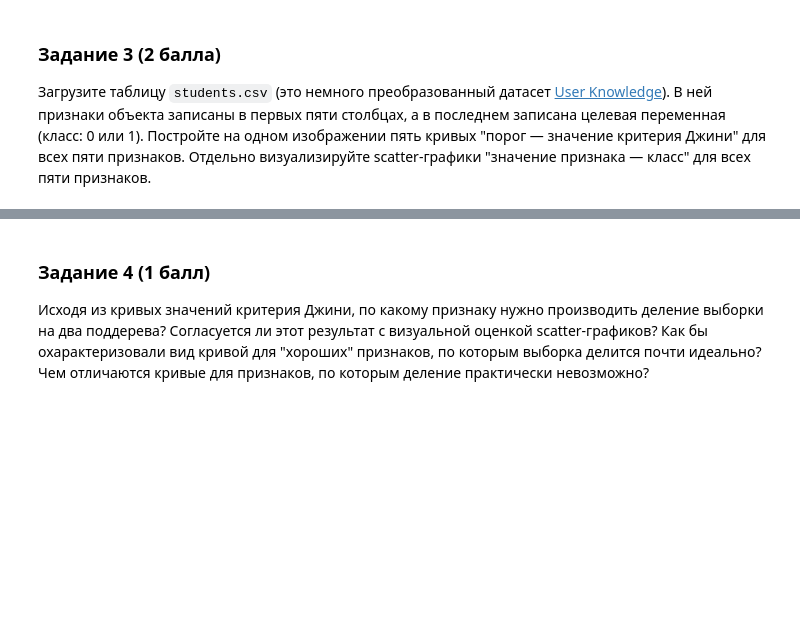
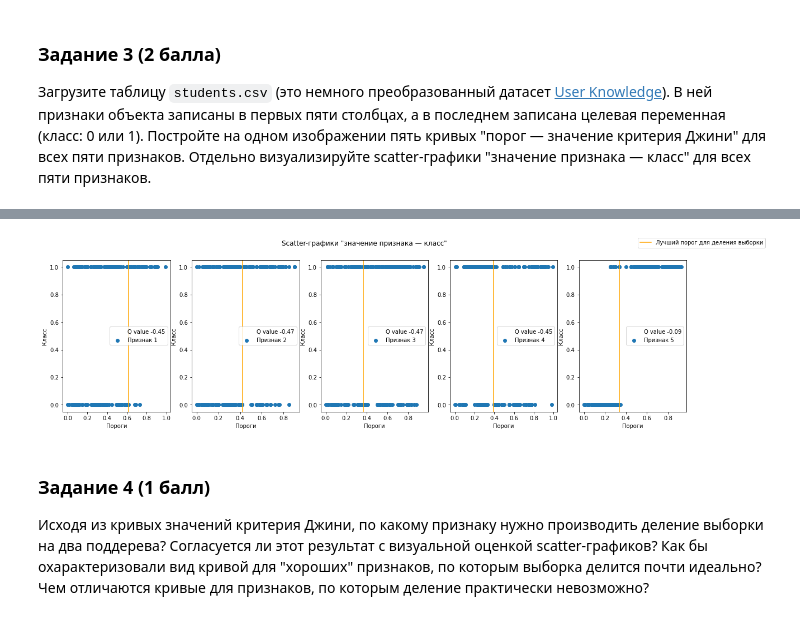
Before and after one commit to krsafonov/ml_nes_2021, a Jupyter notebook: homeworks/hw04_trees/hw04_trees.ipynb, the cells around one changed output, grey strips where cells are left out. Cells and saved outputs as stored; diff of their text form; code cells hidden in the pictures; blank space fills up the shorter version.

```diff
--- a/homeworks/hw04_trees/hw04_trees.ipynb
+++ b/homeworks/hw04_trees/hw04_trees.ipynb
@@ -447,3 +313,20 @@ for i in range(5):
+# %%
+fig = plt.figure(figsize=(20,5))
+axes = fig.subplots(nrows=1, ncols=5)
+
+for i in range(5):
+    _, _, best_threshold, q_value = find_best_split(data[:,i],target)
+    axes[i].plot([], [], ' ', label=f"Q value {q_value:.{2}f}")
+    axes[i].scatter(data[:,i],target, label=f"Признак {i+1}")
+    line = axes[i].axvline(best_threshold, c='orange')
+    axes[i].legend(loc='center right')
+    axes[i].set_xlabel("Пороги")
+    axes[i].set_ylabel("Класс")
+fig.legend([line],["Лучший порог для деления выборки"], loc = "upper right")
+fig.suptitle('Scatter-графики "значение признака — класс"')
+plt.show()
+# %% [output]
+[figure, added]
 # %% [markdown]
 ### Задание 4 (1 балл)
 
```
Also changed, not shown: parts of 34 cells of this notebook.
